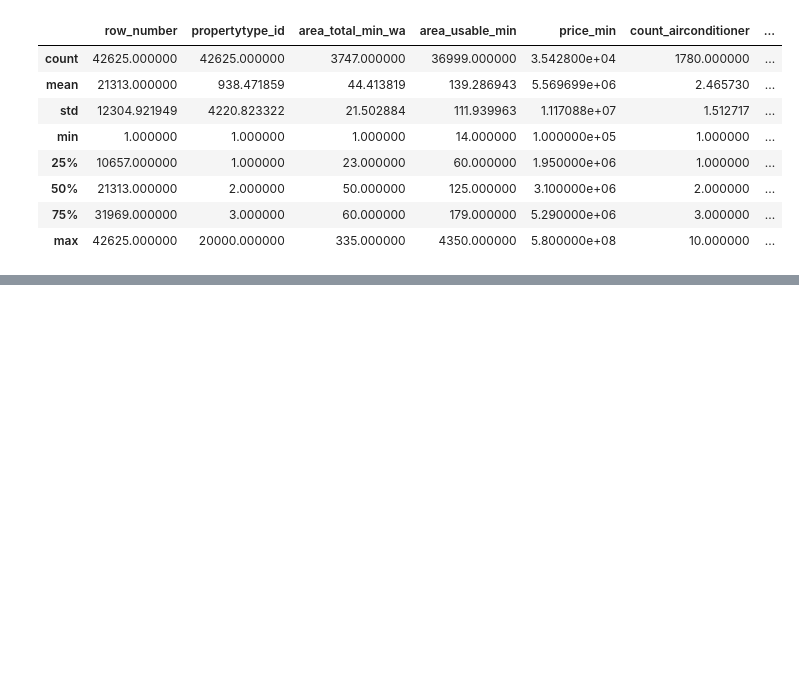
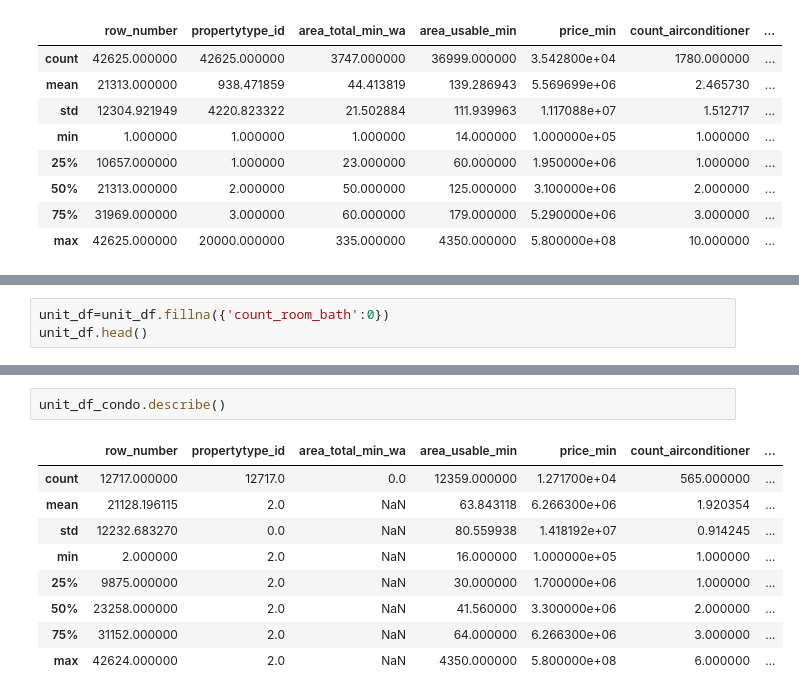
Before and after one commit to rattapornsupama/DPDM65, a Jupyter notebook: preprocessing.ipynb, the cells around one changed output, grey strips where cells are left out. Cells and saved outputs as stored; diff of their text form; blank space fills up the shorter version.

```diff
--- a/preprocessing.ipynb
+++ b/preprocessing.ipynb
@@ -442,0 +481,3 @@ unit_df.fillna({'count_elevator':0}).describe()  #.fillna({'ชื่อคอ
+# %%
+unit_df=unit_df.fillna({'count_room_bath':0})
+unit_df.head()
@@ -442,0 +587,12 @@ unit_df.fillna({'count_elevator':0}).describe()  #.fillna({'ชื่อคอ
+# %%
+unit_df_condo.describe()
+# %% [output]
+|  | row_number | propertytype_id | area_total_min_wa | area_usable_min | price_min | count_airconditioner | ... |
+| count | 12717.000000 | 12717.0 | 0.0 | 12359.000000 | 1.271700e+04 | 565.000000 | ... |
+| mean | 21128.196115 | 2.0 | NaN | 63.843118 | 6.266300e+06 | 1.920354 | ... |
+| std | 12232.683270 | 0.0 | NaN | 80.559938 | 1.418192e+07 | 0.914245 | ... |
+| min | 2.000000 | 2.0 | NaN | 16.000000 | 1.000000e+05 | 1.000000 | ... |
+| 25% | 9875.000000 | 2.0 | NaN | 30.000000 | 1.700000e+06 | 1.000000 | ... |
+| 50% | 23258.000000 | 2.0 | NaN | 41.560000 | 3.300000e+06 | 2.000000 | ... |
+| 75% | 31152.000000 | 2.0 | NaN | 64.000000 | 6.266300e+06 | 3.000000 | ... |
+| max | 42624.000000 | 2.0 | NaN | 4350.000000 | 5.800000e+08 | 6.000000 | ... |
```
Also changed, not shown: parts of 49 cells of this notebook.
